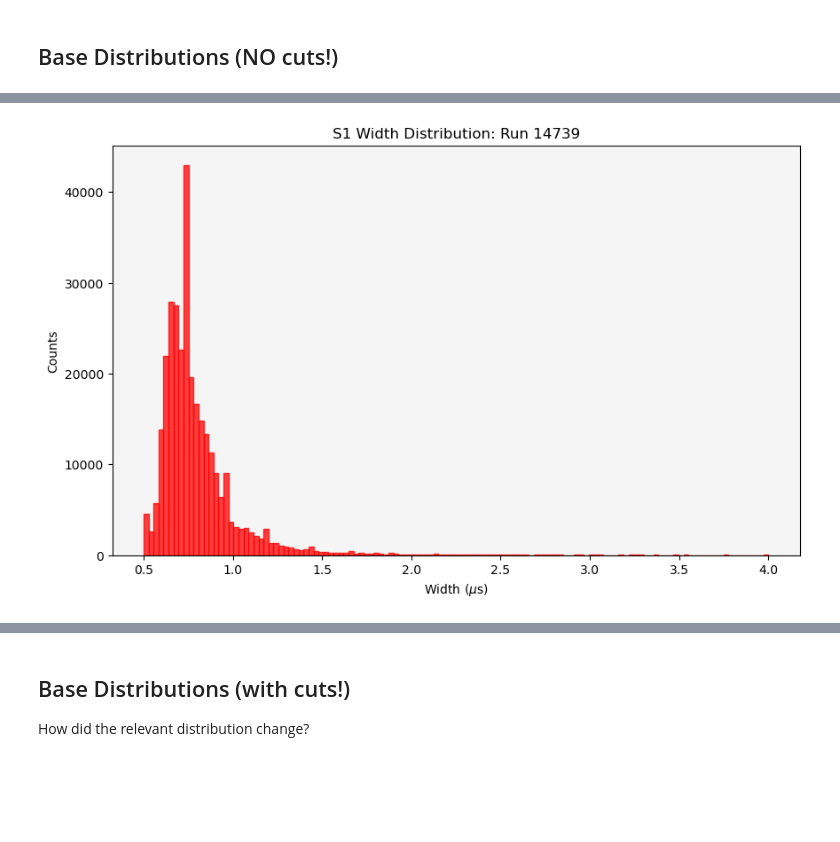
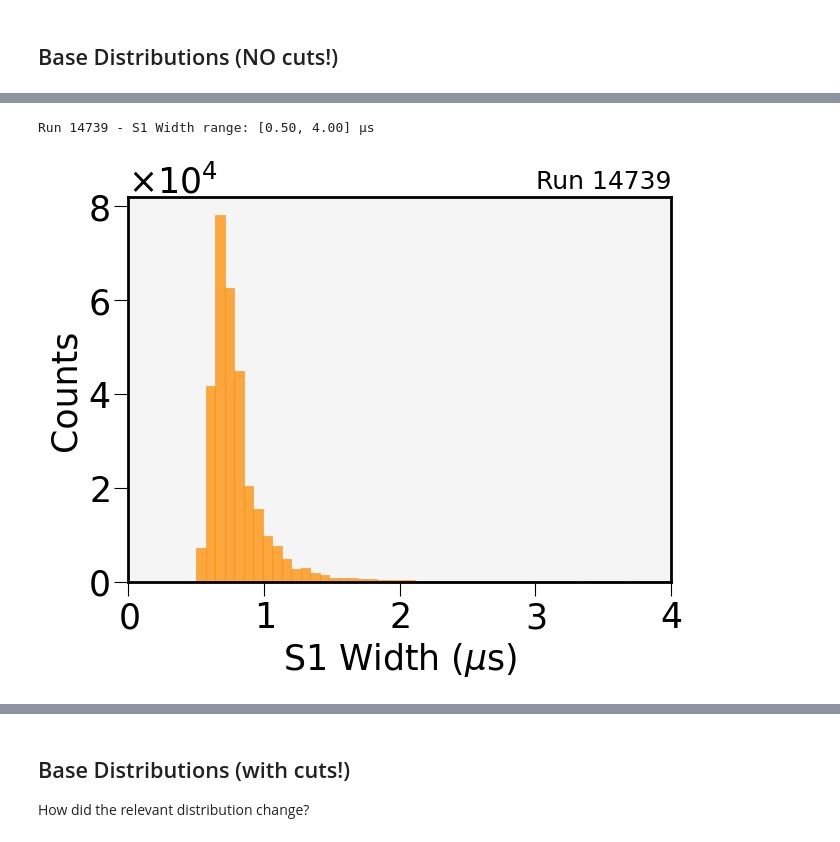
Before and after one commit to camacortespar/next-analysis, a Jupyter notebook: NEXT-100/Rn_analysis/notebooks/Selection_Criteria_00.ipynb, the cells around one changed output, grey strips where cells are left out. Cells and saved outputs as stored; diff of their text form; code cells hidden in the pictures; blank space fills up the shorter version.

```diff
--- a/NEXT-100/Rn_analysis/notebooks/Selection_Criteria_00.ipynb
+++ b/NEXT-100/Rn_analysis/notebooks/Selection_Criteria_00.ipynb
@@ -105,3 +77,3 @@ runs_info = [
 # %%
-raw_data = {run["run_number"]: crudo.load_run_data(run)[run["run_number"]] for run in runs_info}
+RECO_DATA = {run["run_number"]: crudo.dm.load_run_data(run, trigger=None)[run["run_number"]] for run in RUNS_INFO}
 # %% [output]
@@ -317,6 +83,6 @@ Just choose one run of your interest to perform the analysis.
 # %%
-# Define the run to be selected
-selected_runs = [14739]
+# Define the runs to analyze
+SEL_RUNS = [14739]
 # %% [markdown]
 ## Base Distributions (NO cuts!)
 # %% [markdown]
@@ -412,34 +184,36 @@ Run 14739: There are 1 negative DT values.
 # %%
 # Global
-n_bins = 125
+n_bins = 50
 
-for i, entry in enumerate(runs_info):
+for i, entry in enumerate(RUNS_INFO):
 
     # Run info
     run_id   = entry["run_number"]
-    # run_volt = entry[scan_key] / 1e3
     run_long = entry["duration"]
 
-    if run_id in selected_runs:
+    if run_id in SEL_RUNS:
 
         # Variables
-        W1 = raw_data[run_id]['S1w'] / 1e3  # [μs]
+        W1 = RECO_DATA[run_id]['S1w'] / 1e3  # [μs]
+        print(f"Run {run_id} - S1 Width range: [{W1.min():.2f}, {W1.max():.2f}] μs")
 
         # Histogram
-        plt.figure(figsize=(10, 6))
+        plt.figure(figsize=(7, 5))
         counts, bins, _ = plt.hist(W1, bins=n_bins,
-                                   color=pt.hist_colors[(i + 2) % len(pt.hist_colors)], alpha=0.75,
-                                   ec=pt.hist_colors[(i + 2) % len(pt.hist_colors)], lw=1.0)
+                                   color=crudo.pt.hist_colors[(i + 2) % len(crudo.pt.hist_colors)], alpha=0.75,
+                                   ec=crudo.pt.hist_colors[(i + 2) % len(crudo.pt.hist_colors)], lw=0.5)
 
         # Plot
-        plt.xlabel('Width ($\mu$s)')
+        plt.xlim(0, W1.max())
+        plt.xlabel('S1 Width ($\mu$s)')
         plt.ylabel('Counts')
         # plt.yscale('log')
-        plt.title(f'S1 Width Distribution: Run {run_id}')
+        plt.title(f'Run {run_id}', fontsize=18, loc='right')
 
         plt.gca().set_facecolor("whitesmoke")
         plt.show()
 # %% [output]
+Run 14739 - S1 Width range: [0.50, 4.00] μs
-[figure, old version]
+[figure, new version]
 # %%
 # Global
```
Also changed, not shown: parts of 55 cells of this notebook, 1 other file.
